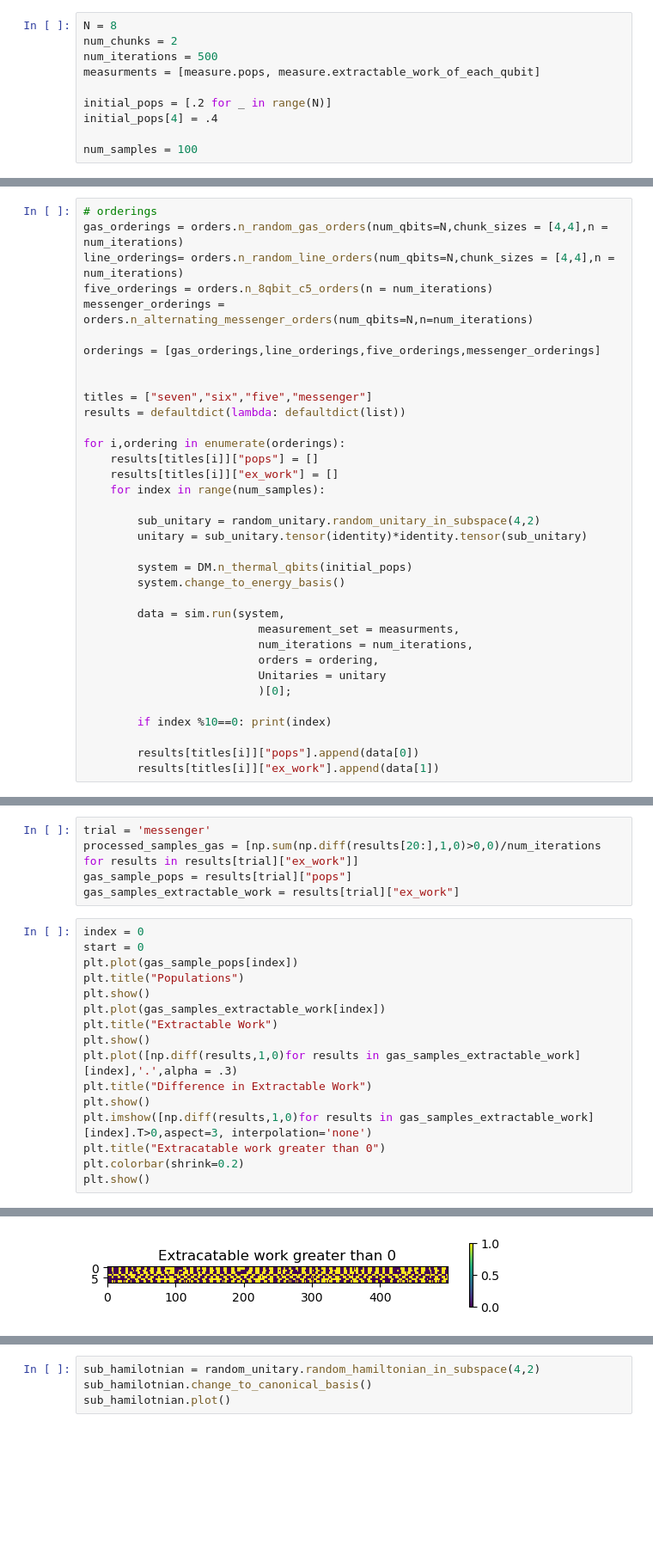
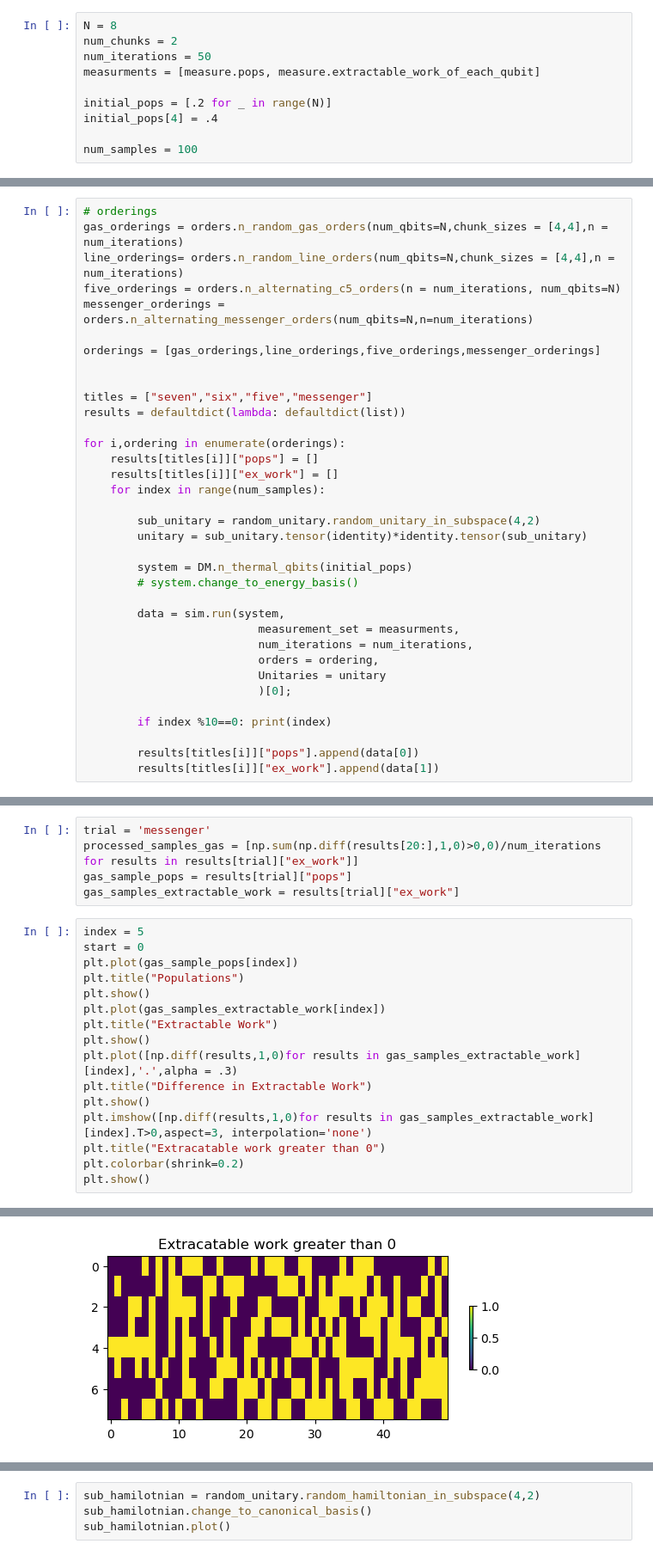
Before and after one commit to jacksonhenry3/Qnibble, a Jupyter notebook: Notebooks/ComparingToPreviousPaper.ipynb, the cells around one changed output, grey strips where cells are left out. Shown at 86% size. Cells and saved outputs as stored; diff of their text form; blank space fills up the shorter version.

```diff
--- a/Notebooks/ComparingToPreviousPaper.ipynb
+++ b/Notebooks/ComparingToPreviousPaper.ipynb
@@ -49,7 +46,7 @@ True
 # %%
 N = 8
 num_chunks = 2
-num_iterations = 500
+num_iterations = 50
 measurments = [measure.pops, measure.extractable_work_of_each_qubit]
 
 initial_pops = [.2 for _ in range(N)]
@@ -60,7 +61,7 @@ num_samples = 100
 # orderings
 gas_orderings = orders.n_random_gas_orders(num_qbits=N,chunk_sizes = [4,4],n = num_iterations)
 line_orderings= orders.n_random_line_orders(num_qbits=N,chunk_sizes = [4,4],n = num_iterations)
-five_orderings = orders.n_8qbit_c5_orders(n = num_iterations)
+five_orderings = orders.n_alternating_c5_orders(n = num_iterations, num_qbits=N)
 messenger_orderings = orders.n_alternating_messenger_orders(num_qbits=N,n=num_iterations)
 
 orderings = [gas_orderings,line_orderings,five_orderings,messenger_orderings]
@@ -78,7 +79,7 @@ for i,ordering in enumerate(orderings):
         unitary = sub_unitary.tensor(identity)*identity.tensor(sub_unitary)
 
         system = DM.n_thermal_qbits(initial_pops)
-        system.change_to_energy_basis()
+        # system.change_to_energy_basis()
 
         data = sim.run(system,
                           measurement_set = measurments,
@@ -115,7 +116,7 @@ processed_samples_gas = [np.sum(np.diff(results[20:],1,0)>0,0)/num_iterations fo
 gas_sample_pops = results[trial]["pops"]
 gas_samples_extractable_work = results[trial]["ex_work"]
 # %%
-index = 0
+index = 5
 start = 0
 plt.plot(gas_sample_pops[index])
 plt.title("Populations")
@@ -137,4 +138,4 @@ plt.show()
-[figure, old version]
+[figure, new version]
 # %%
 processed_cold["seven"].shape
 # %% [output]
```
Also changed, not shown: parts of 7 cells of this notebook, 8 other files.
